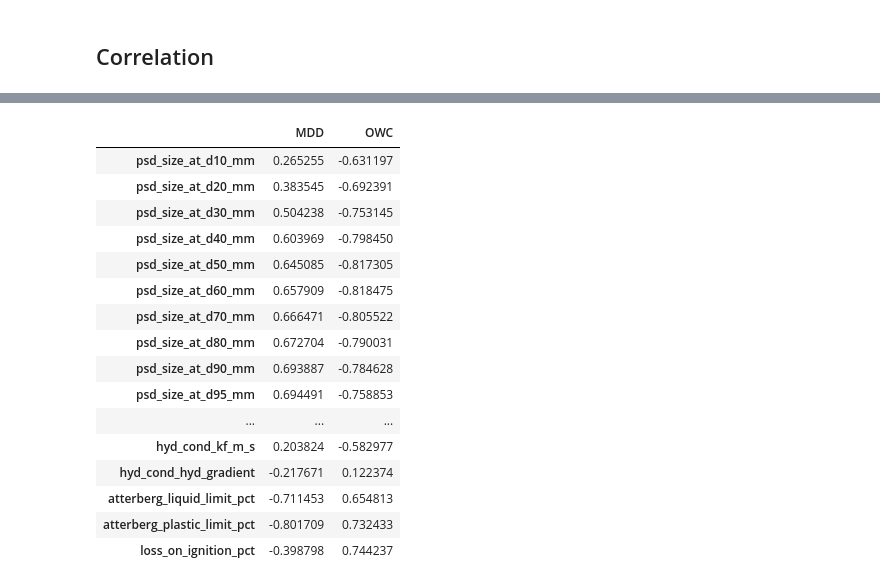
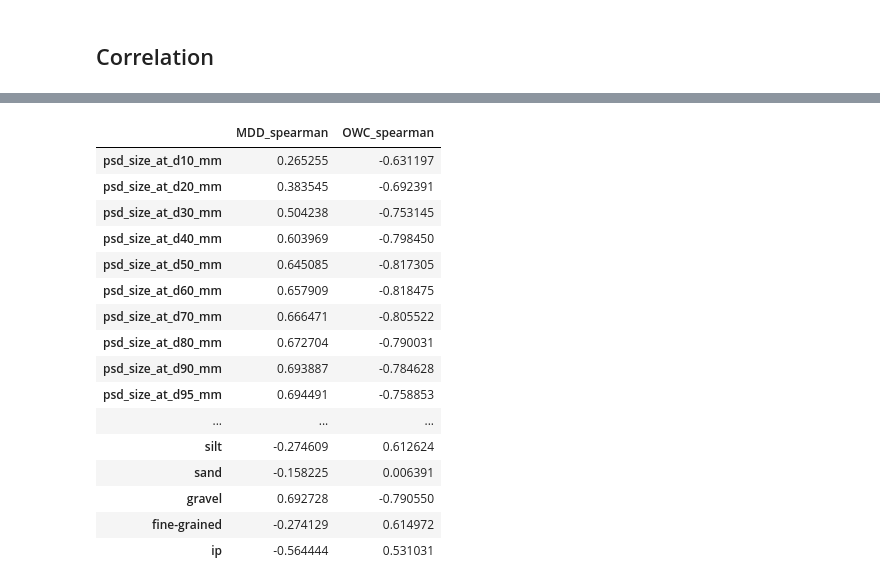
Before and after one commit to jkmathilda/proctor_prediction, a Jupyter notebook: data_analysis.ipynb, the cells around one changed output, grey strips where cells are left out. Cells and saved outputs as stored; diff of their text form; code cells hidden in the pictures.

```diff
--- a/data_analysis.ipynb
+++ b/data_analysis.ipynb
@@ -86,24 +134,24 @@ len(lst)
 # %%
-# Spearman Corrlation - how strongly two variables have a monotonic relationship
+# Spearman Correlation - how strongly two variables have a monotonic relationship
 
 # Features and targets
 X = df[features]
 y_mdd = df["proctor_mdd_g_cm3"]
 y_owc = df["proctor_owc_pct"]
 
 # Compute correlations
 spearman_mdd = X.corrwith(y_mdd, method="spearman")
 spearman_owc = X.corrwith(y_owc, method="spearman")
 
 # Combine into one DataFrame
 spearman_df = pd.DataFrame({
-    "MDD": spearman_mdd,
-    "OWC": spearman_owc
+    "MDD_spearman": spearman_mdd,
+    "OWC_spearman": spearman_owc
 })
 
 spearman_df
 # %% [output]
-|  | MDD | OWC |
+|  | MDD_spearman | OWC_spearman |
 | psd_size_at_d10_mm | 0.265255 | -0.631197 |
 | psd_size_at_d20_mm | 0.383545 | -0.692391 |
 | psd_size_at_d30_mm | 0.504238 | -0.753145 |
@@ -115,11 +163,11 @@ spearman_df
 | psd_size_at_d90_mm | 0.693887 | -0.784628 |
 | psd_size_at_d95_mm | 0.694491 | -0.758853 |
 | ... | ... | ... |
-| hyd_cond_kf_m_s | 0.203824 | -0.582977 |
-| hyd_cond_hyd_gradient | -0.217671 | 0.122374 |
-| atterberg_liquid_limit_pct | -0.711453 | 0.654813 |
-| atterberg_plastic_limit_pct | -0.801709 | 0.732433 |
-| loss_on_ignition_pct | -0.398798 | 0.744237 |
+| silt | -0.274609 | 0.612624 |
+| sand | -0.158225 | 0.006391 |
+| gravel | 0.692728 | -0.790550 |
+| fine-grained | -0.274129 | 0.614972 |
+| ip | -0.564444 | 0.531031 |
 # %%
 # Mutual Information - how much knowing one variable reduces your uncertainty about another variable
 
```
Also changed, not shown: parts of 19 cells of this notebook, 1 other file.
